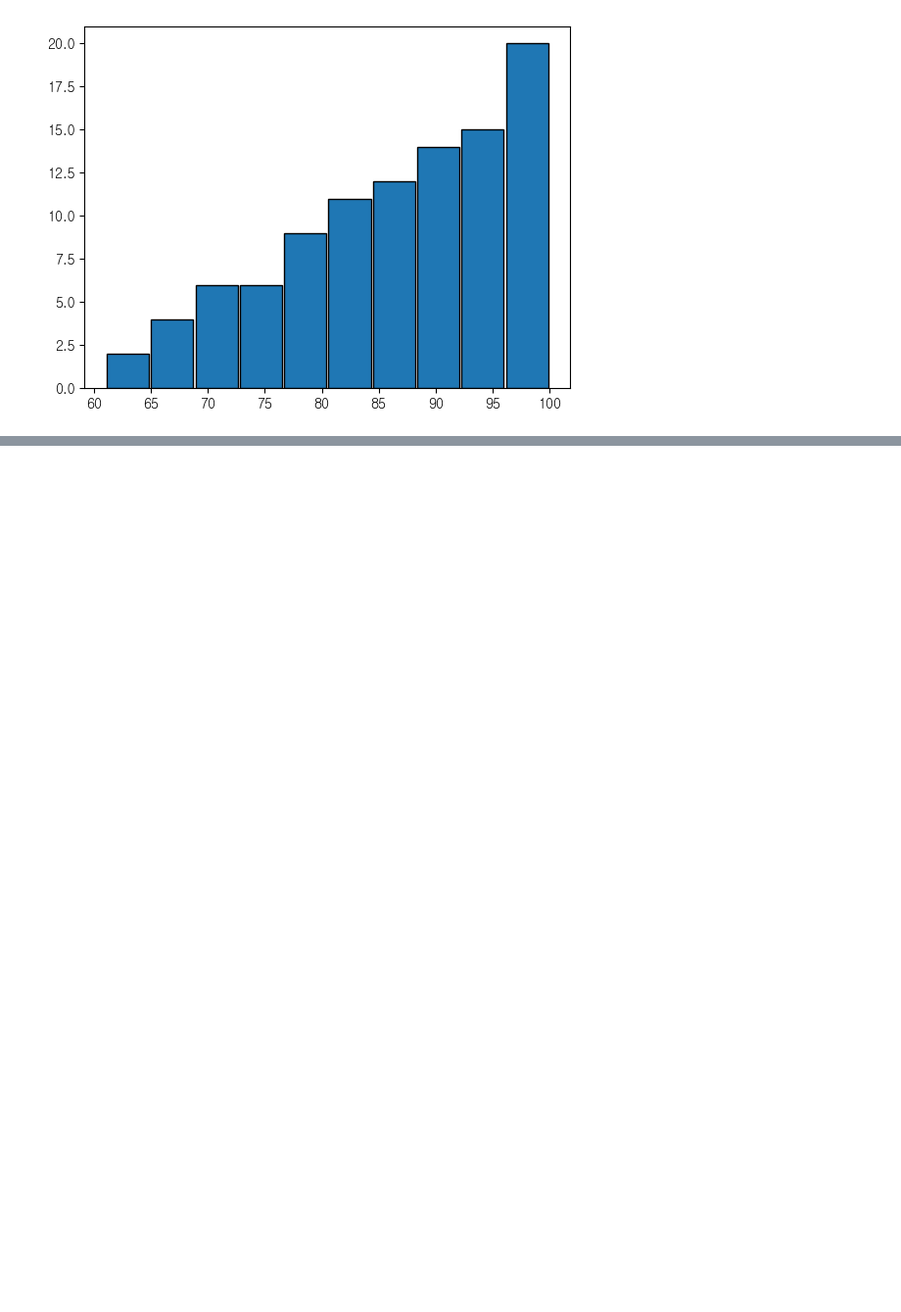
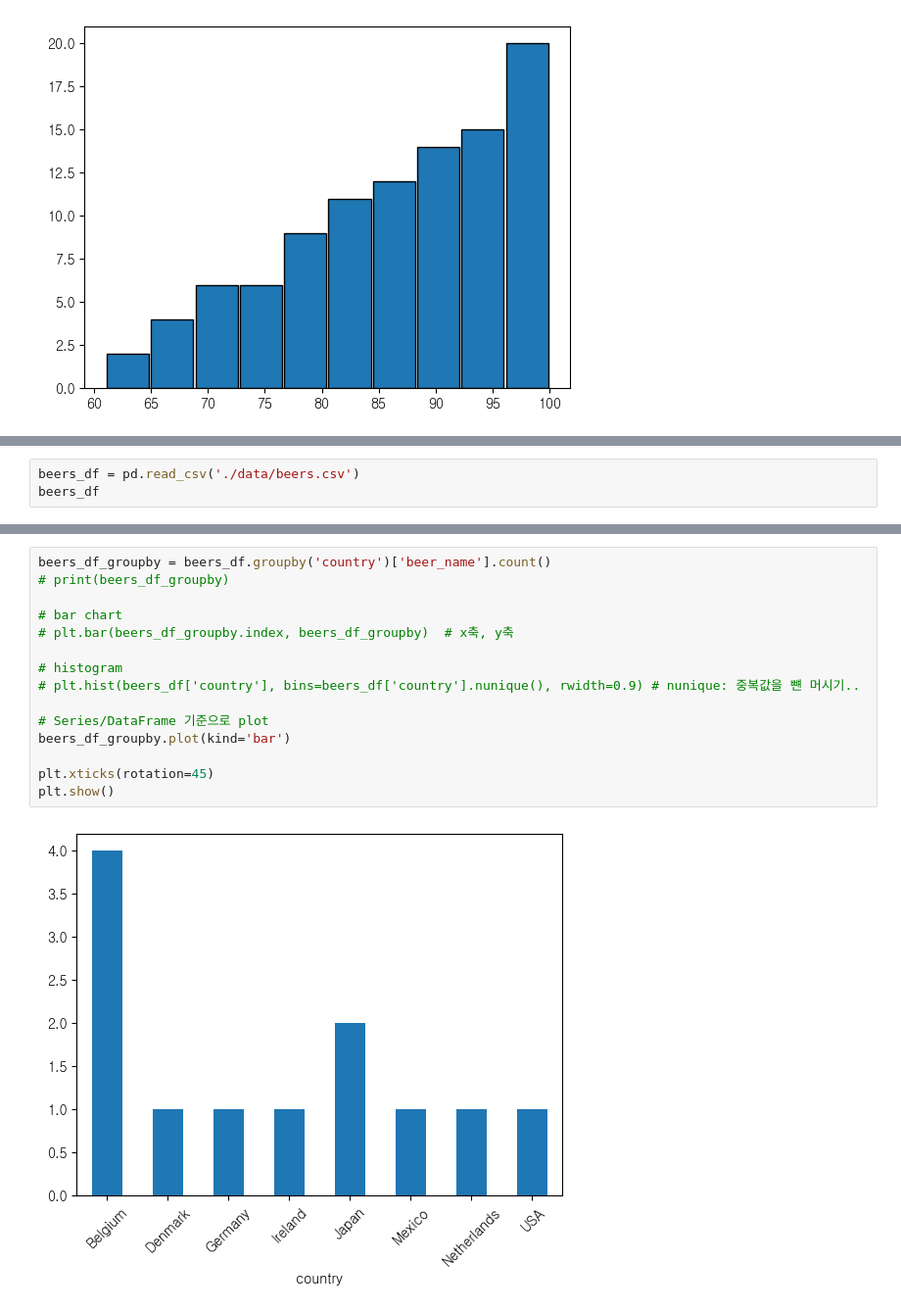
Before and after one commit to yugyeongh/encore_skn11, a Jupyter notebook: 04_data_analysis/03_matplotlib/02_matplotlib_chart.ipynb, the cells around one changed output, grey strips where cells are left out. Shown at 98% size. Cells and saved outputs as stored; diff of their text form; blank space fills up the shorter version.

```diff
--- a/04_data_analysis/03_matplotlib/02_matplotlib_chart.ipynb
+++ b/04_data_analysis/03_matplotlib/02_matplotlib_chart.ipynb
@@ -47,0 +144,3 @@ plt.show()
+# %%
+beers_df = pd.read_csv('./data/beers.csv')
+beers_df
@@ -47,0 +161,17 @@ plt.show()
+# %%
+beers_df_groupby = beers_df.groupby('country')['beer_name'].count()
+# print(beers_df_groupby)
+
+# bar chart
+# plt.bar(beers_df_groupby.index, beers_df_groupby)  # x축, y축
+
+# histogram
+# plt.hist(beers_df['country'], bins=beers_df['country'].nunique(), rwidth=0.9) # nunique: 중복값을 뺸 머시기..
+
+# Series/DataFrame 기준으로 plot
+beers_df_groupby.plot(kind='bar')
+
+plt.xticks(rotation=45)
+plt.show()
+# %% [output]
+[figure, added]
```
Also changed, not shown: parts of 26 cells of this notebook, 2 other files.
